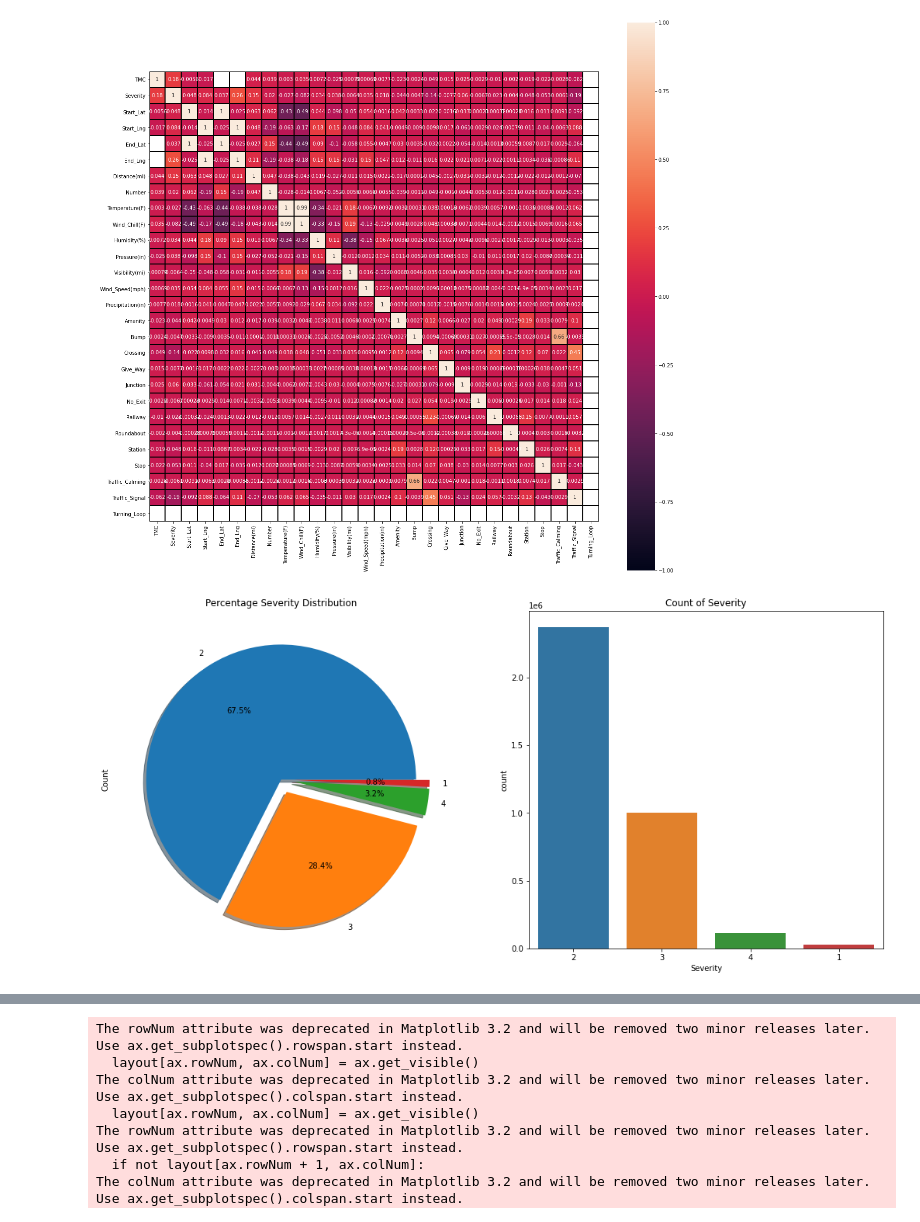
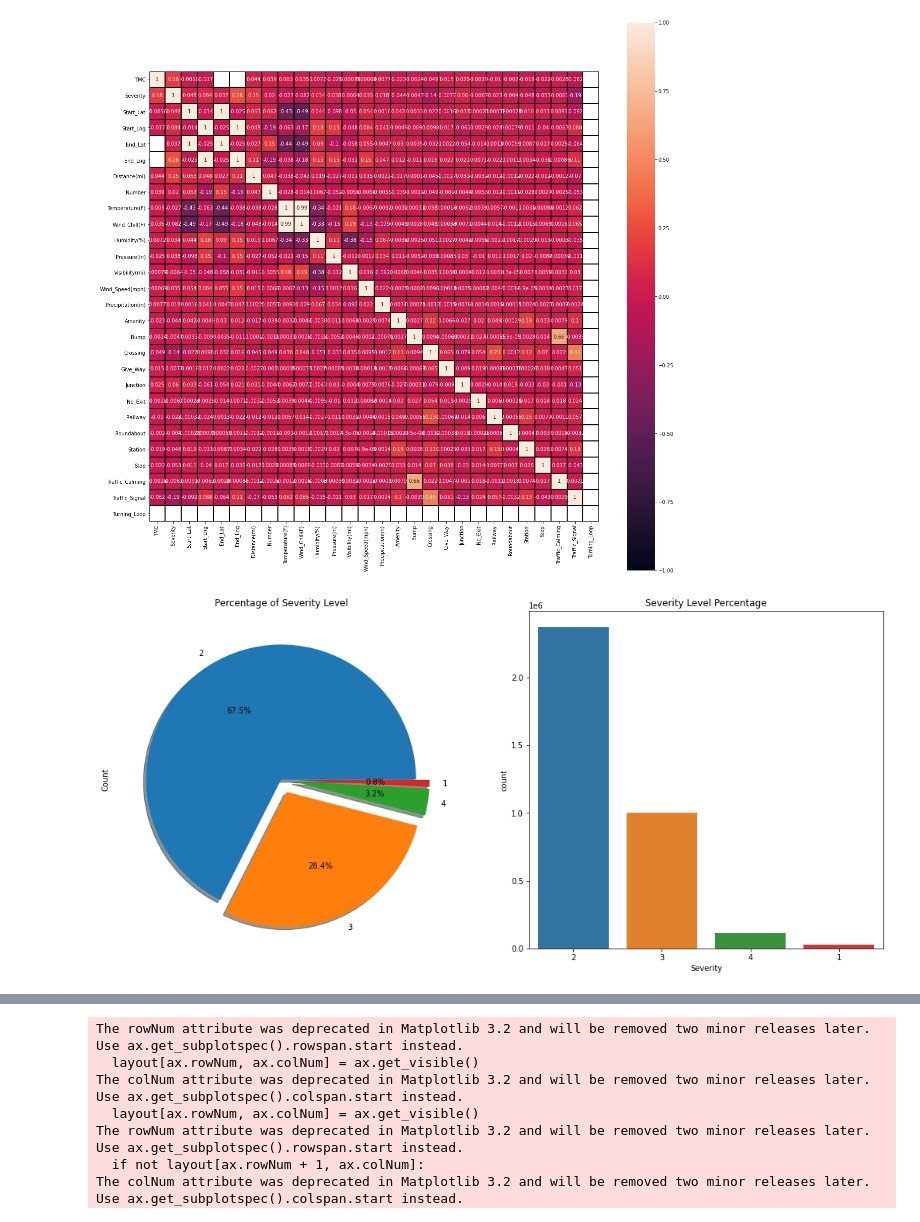
Before and after one commit to rlau929/final, a Jupyter notebook: Graphs.ipynb, the cells around one changed output, grey strips where cells are left out. Drawn from its saved outputs; the diff is of its cells as text; code cells hidden in the pictures.

```diff
--- a/Graphs.ipynb
+++ b/Graphs.ipynb
@@ -138,10 +106,10 @@ fig=sns.heatmap(cleaned_df.corr(),
 # %%
 f,ax=plt.subplots(1,2,figsize=(18,8))
 cleaned_df['Severity'].value_counts().plot.pie(explode=[0,0.1,0.1,0.1],autopct='%1.1f%%',ax=ax[0],shadow=True)
-ax[0].set_title('Percentage Severity Distribution')
+ax[0].set_title('Percentage of Severity Level')
 ax[0].set_ylabel('Count')
 sns.countplot('Severity',data=cleaned_df,ax=ax[1],order=cleaned_df['Severity'].value_counts().index)
-ax[1].set_title('Count of Severity')
+ax[1].set_title('Severity Level Percentage')
 plt.show()
 # %% [output]
-[figure, old version]
+[figure, new version]
```
Also changed, not shown: parts of 8 cells of this notebook.
